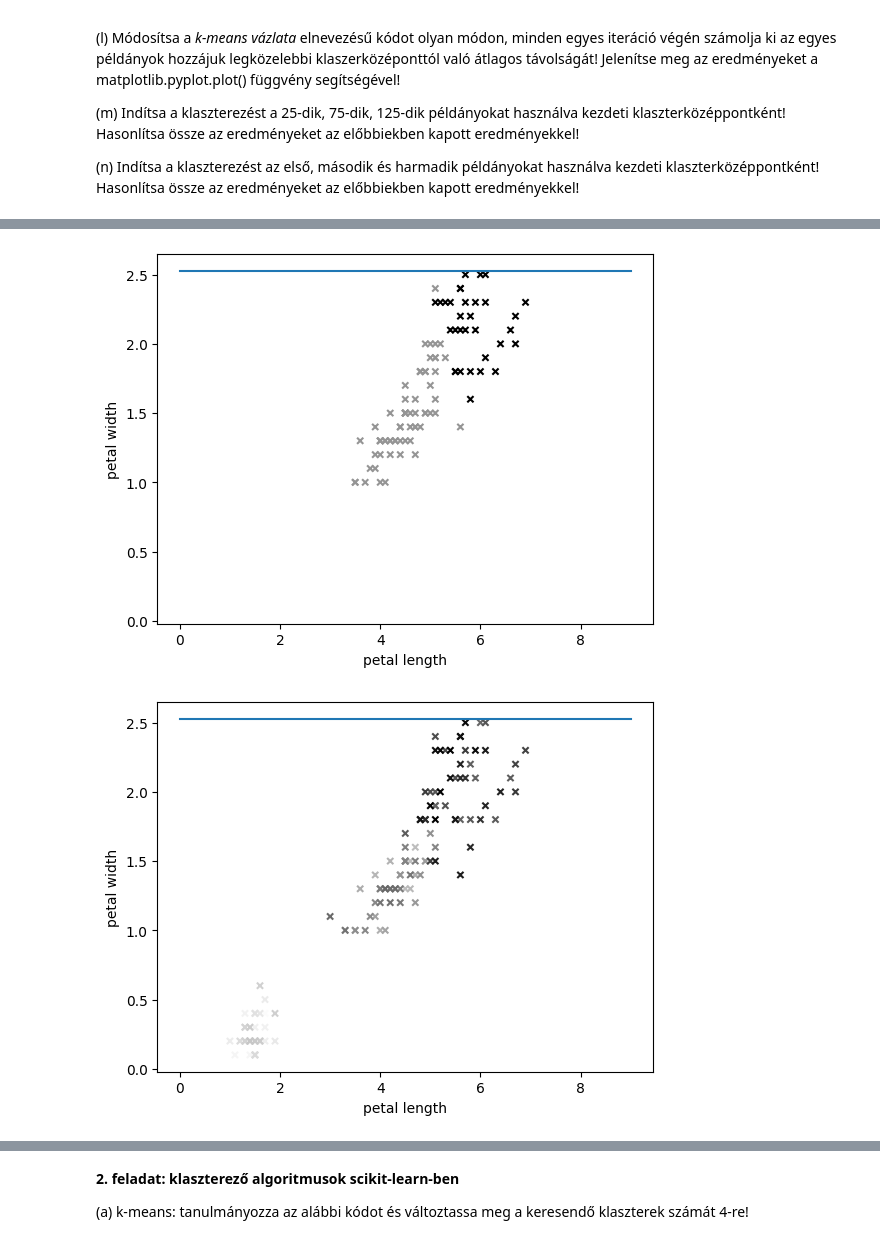
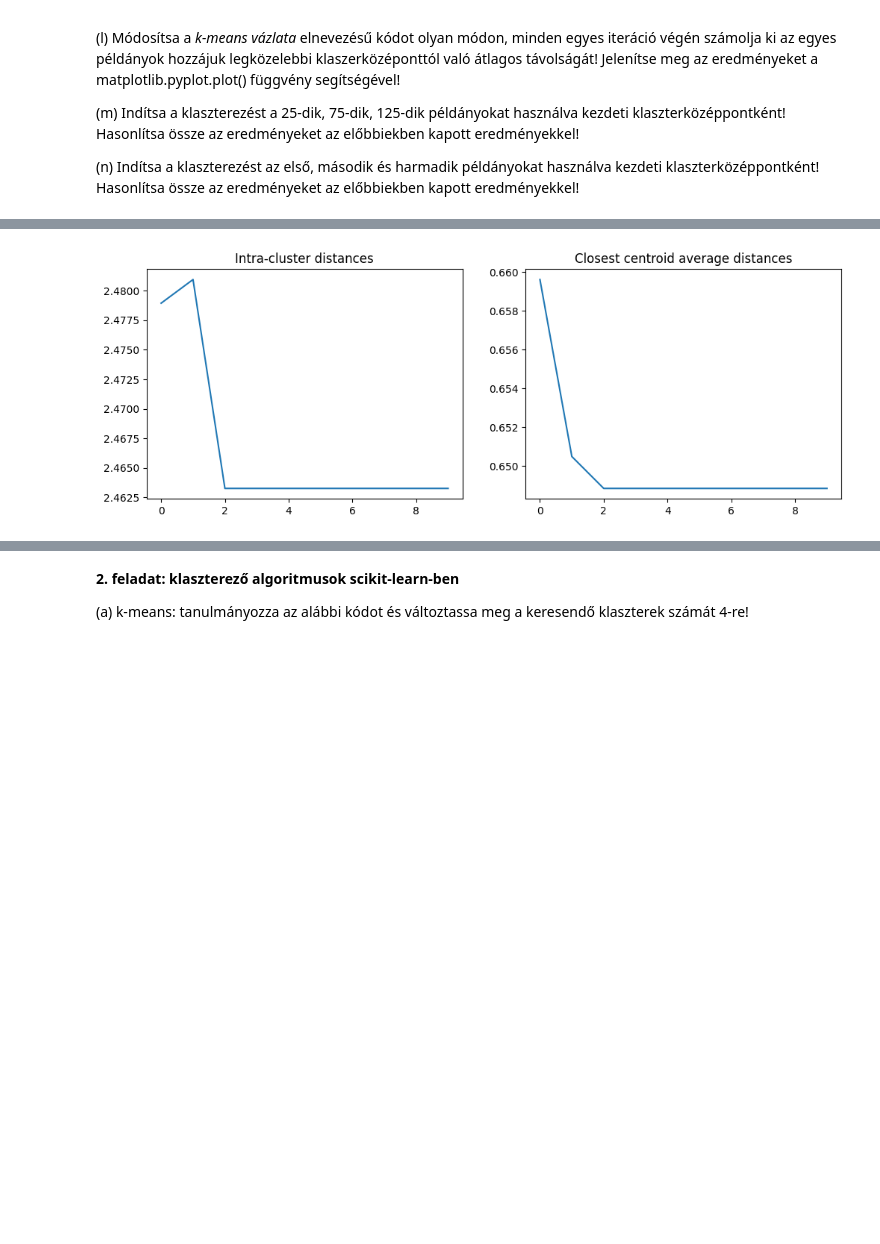
Before and after one commit to Actulus/IntelligensModszerekTantargy, a Jupyter notebook: Klaszterezes.ipynb, the cells around one changed output, grey strips where cells are left out. Saved outputs shown, nothing was run; the diff lists cells and outputs as text; code cells hidden in the pictures; blank space fills up the shorter version.

```diff
--- a/Klaszterezes.ipynb
+++ b/Klaszterezes.ipynb
@@ -181,10 +187,8 @@ for i in range(num_iterations):
   clusters_of_instances = calculate_clusters_of_instances(data, centroids)
   centroids = calculate_new_centroids(data, clusters_of_instances)
 
-  intra_cluster_distances.append(np.mean(euclidean_distances(data[clusters_of_instances == i], data[clusters_of_instances == i])))
+  intra_cluster_distances.append(np.mean(euclidean_distances(data, centroids)))
 
-  p = data_in_frame.plot.scatter('petal length', 'petal width',
-                                      c = clusters_of_instances, marker='x')
-  plt.plot(intra_cluster_distances)
-  plt.show()
+plt.plot(intra_cluster_distances)
+plt.show()
 # %% [output]
@@ -202,17 +197,15 @@ for i in range(num_iterations):
 # Módosítsa a k-means vázlata elnevezésű kódot olyan módon, minden egyes iteráció végén számolja ki az egyes példányok hozzájuk
 # legközelebbi klaszerközéponttól való átlagos távolságát! Jelenítse meg az eredményeket a matplotlib.pyplot.plot() függvény segítségével!
 
-inter_cluster_distances = []
+closest_centroid_avg_distances = []
 num_iterations = 10
 centroids = initial_centroids(data)
 for i in range(num_iterations):
   clusters_of_instances = calculate_clusters_of_instances(data, centroids)
   centroids = calculate_new_centroids(data, clusters_of_instances)
 
-  inter_cluster_distances.append(np.mean(euclidean_distances(data, centroids)))
+  closest_centroid_avg_distances.append(np.mean(np.min(euclidean_distances(data, centroids), axis=1)))
 
-  p = data_in_frame.plot.scatter('petal length', 'petal width',
-                                      c = clusters_of_instances, marker='x')
-  plt.plot(inter_cluster_distances)
-  plt.show()
+plt.plot(closest_centroid_avg_distances)
+plt.show()
 # %% [output]
@@ -229,20 +213,28 @@ for i in range(num_iterations):
 # %%
 # Indítsa a klaszterezést a 25-dik, 75-dik, 125-dik példányokat használva kezdeti klaszterközéppontként!
 # Hasonlítsa össze az eredményeket az előbbiekben kapott eredményekkel!
 
-def initial_centroids(data):
-  return data[25], data[75], data[125]
-
 num_iterations = 10
-centroids = initial_centroids(data)
+centroids = initial_centroids(data, [25, 75, 125])
+closest_centroid_avg_distances = []
+intra_cluster_distances = []
 for i in range(num_iterations):
   clusters_of_instances = calculate_clusters_of_instances(data, centroids)
   centroids = calculate_new_centroids(data, clusters_of_instances)
 
-  p = data_in_frame.plot.scatter('petal length', 'petal width',
-                                      c = clusters_of_instances, marker='x')
-  plt.plot(inter_cluster_distances)
-  plt.show()
+  intra_cluster_distances.append(np.mean(euclidean_distances(data, centroids)))
+  closest_centroid_avg_distances.append(np.mean(np.min(euclidean_distances(data, centroids), axis=1)))
+
+
+plt.figure(figsize=(12, 4))
+plt.subplot(1, 2, 1)
+plt.plot(intra_cluster_distances)
+plt.title('Intra-cluster distances')
+
+plt.subplot(1, 2, 2)
+plt.plot(closest_centroid_avg_distances)
+plt.title('Closest centroid average distances')
+
+plt.show()
 # %% [output]
-[figure, old version]
+[figure, new version]
-[figure, removed]
```
Also changed, not shown: parts of 14 cells of this notebook.
